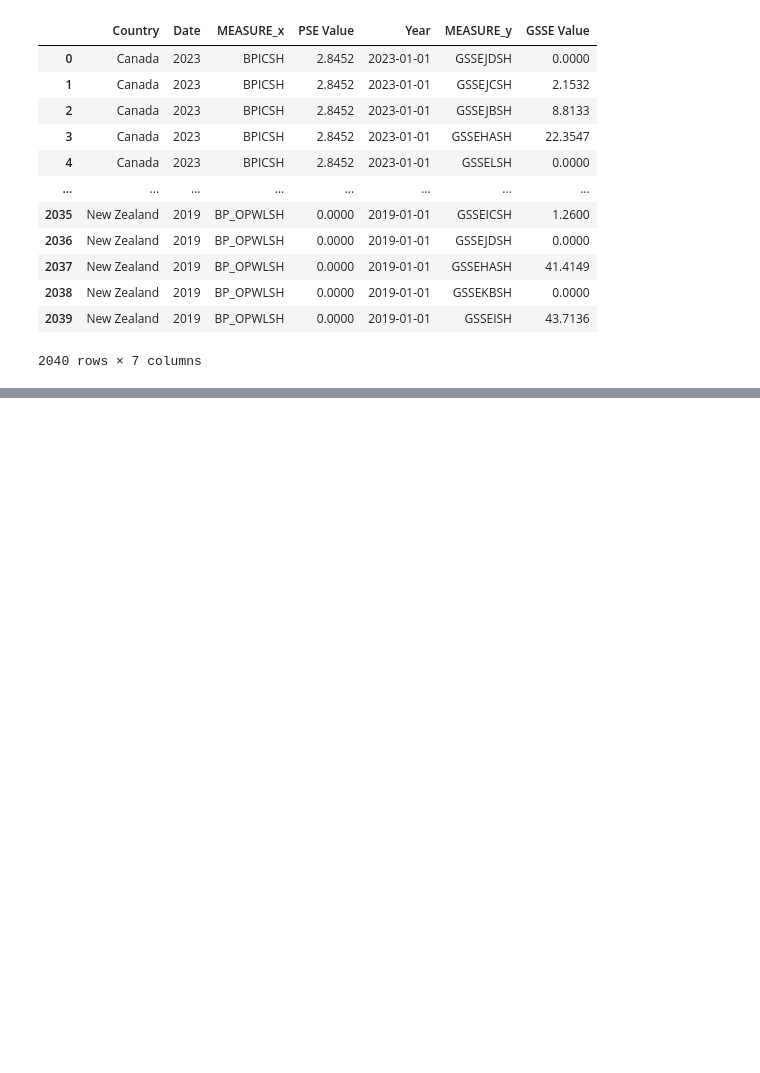
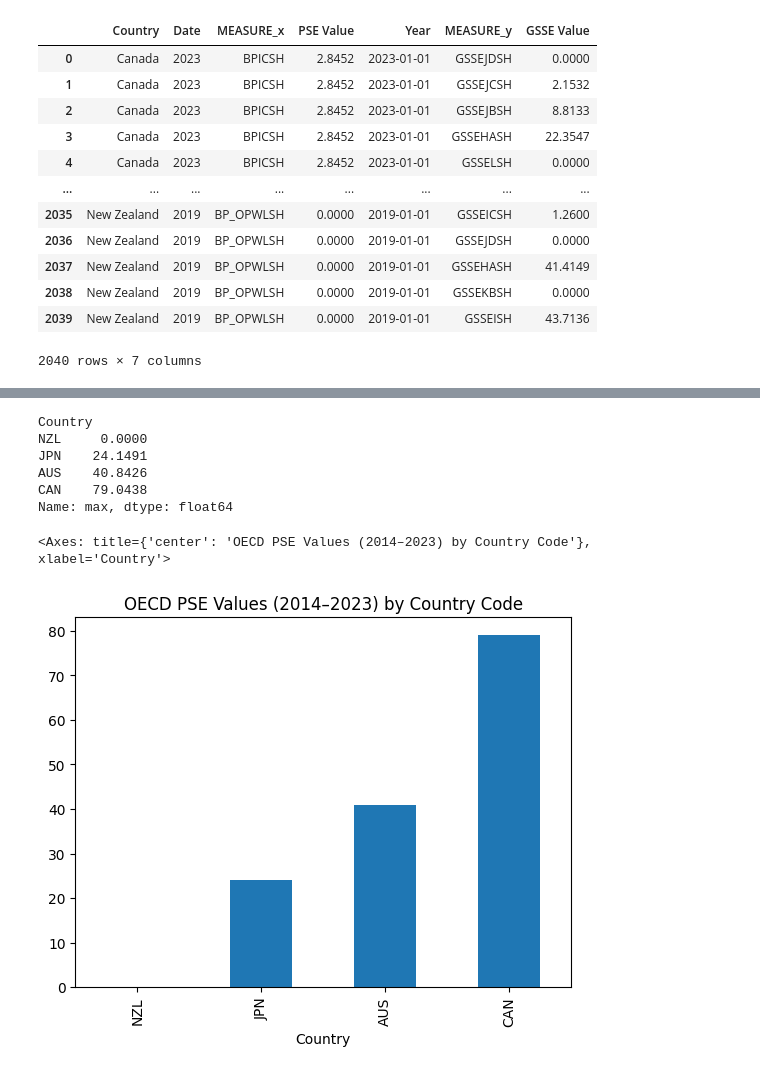
Before and after one commit to GONG-Kuiyuan01/2025-S1S2-Data-Science, a Jupyter notebook: HW1_GONG_Kuiyuan/HW1_GONG_Kuiyuan.ipynb, the cells around one changed output, grey strips where cells are left out. Cells and saved outputs as stored; diff of their text form; code cells hidden in the pictures; blank space fills up the shorter version.

```diff
--- a/HW1_GONG_Kuiyuan/HW1_GONG_Kuiyuan.ipynb
+++ b/HW1_GONG_Kuiyuan/HW1_GONG_Kuiyuan.ipynb
@@ -212,0 +264,3 @@ df_merged.to_csv('HW1_data/HW1_clean/OECD_PSE_GSSE.csv', index=False)
+# %%
+country_code = pd.read_html('https://www.iban.com/country-codes')[0]
+country_code.head(5)
@@ -212,0 +274,18 @@ df_merged.to_csv('HW1_data/HW1_clean/OECD_PSE_GSSE.csv', index=False)
+# %%
+country_map = dict(country_code[['Country', 'Alpha-3 code']].values)
+# %%
+df_plot = df_merged_bycountry['max'].rename(country_map, axis='index').sort_values()
+df_plot = df_plot[df_plot.index.isin(['JPN', 'CAN', 'AUS', 'NZL'])]
+df_plot
+# %% [output]
+Country
+NZL     0.0000
+JPN    24.1491
+AUS    40.8426
+CAN    79.0438
+Name: max, dtype: float64
+# %%
+df_plot.plot(kind = 'bar', title='OECD PSE Values (2014–2023) by Country Code')
+# %% [output]
+<Axes: title={'center': 'OECD PSE Values (2014–2023) by Country Code'}, xlabel='Country'>
+[figure, added]
```
Also changed, not shown: parts of 23 cells of this notebook, 4 other files.
